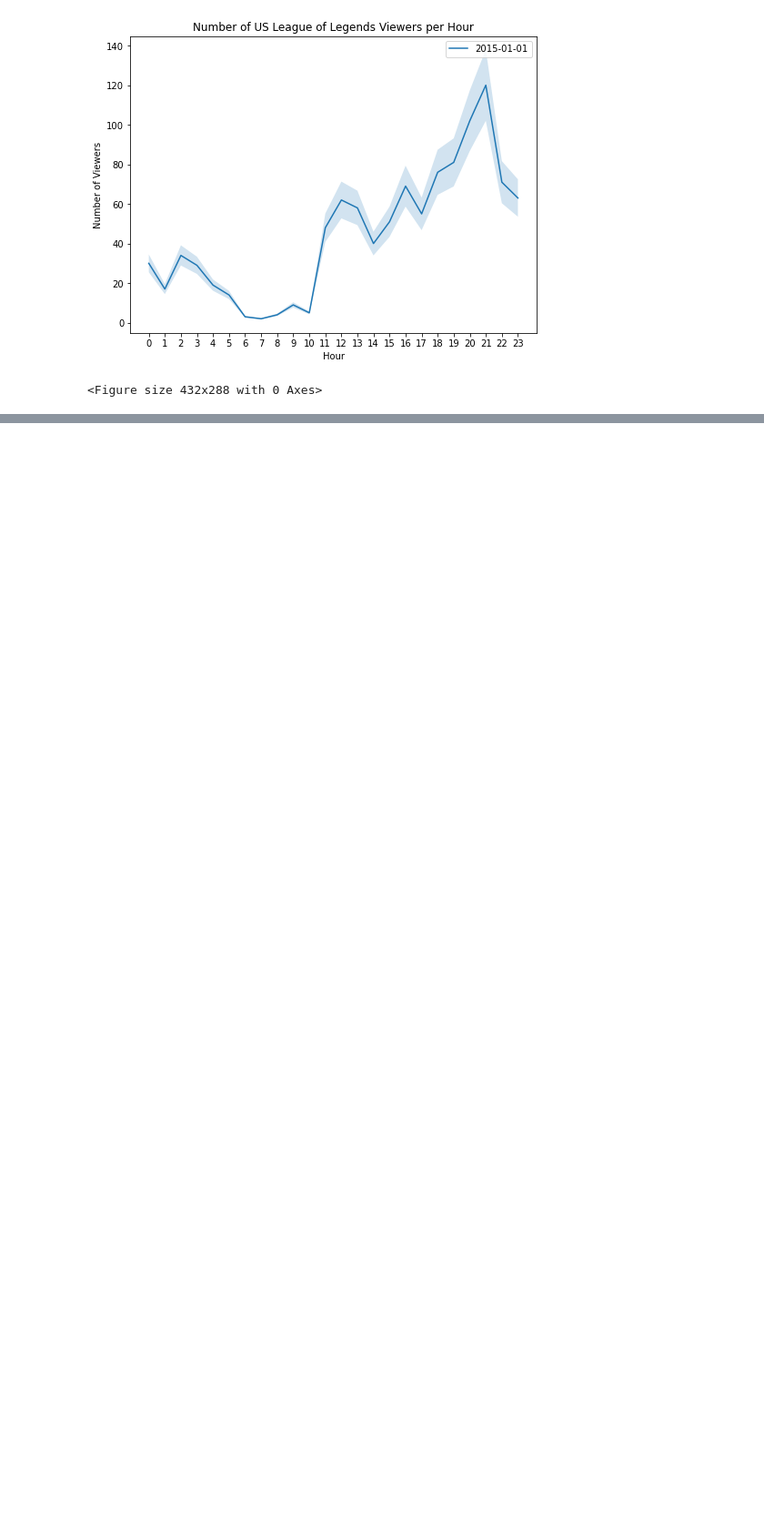
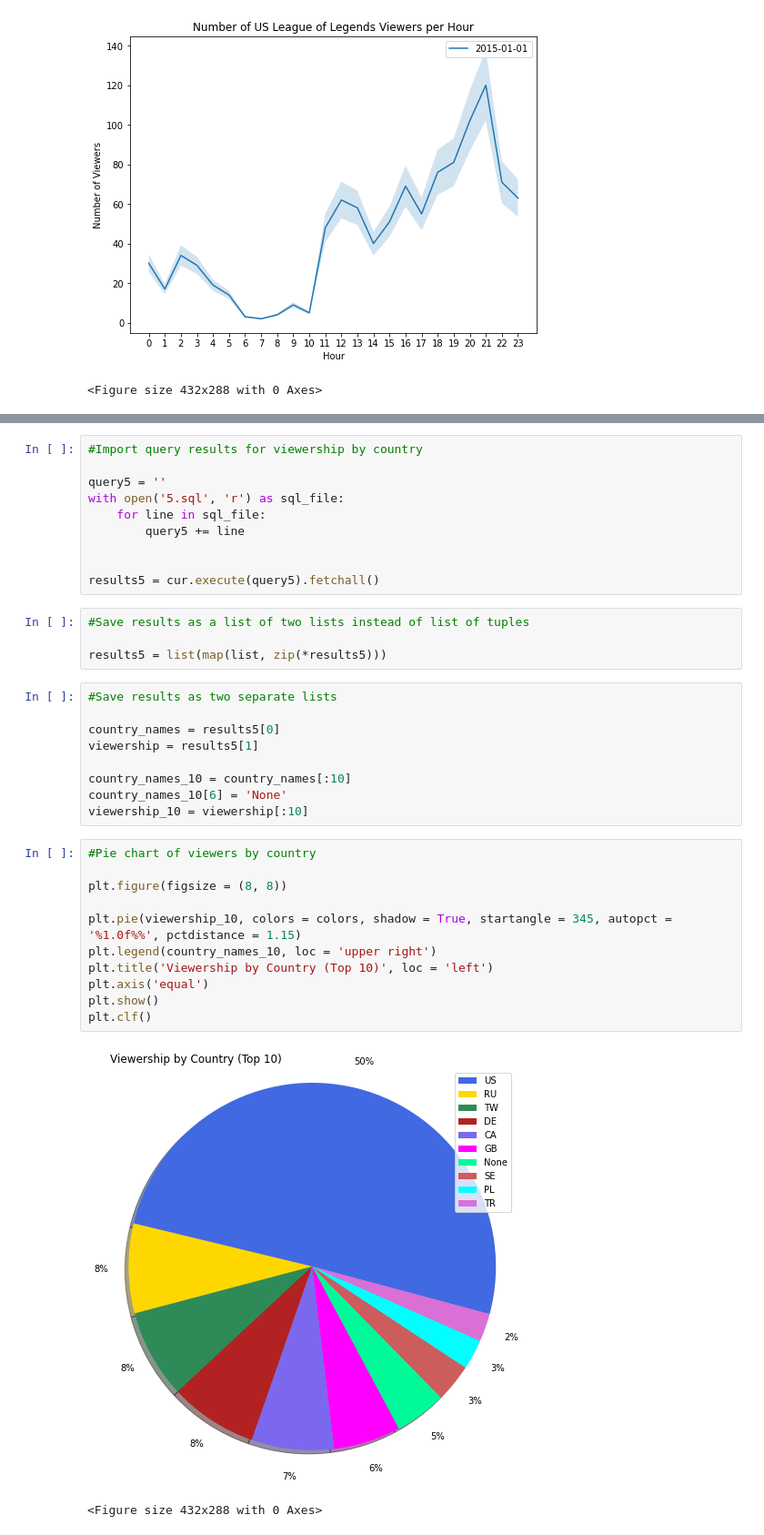
Before and after one commit to bethharvey/Codecademy-Twitch-Project, a Jupyter notebook: Twitch Data Visualization Project.ipynb, the cells around one changed output, grey strips where cells are left out. Shown: that part at 91% size. Saved outputs shown, nothing was run; the diff lists cells and outputs as text; blank space fills up the shorter version.

```diff
--- a/Twitch Data Visualization Project.ipynb
+++ b/Twitch Data Visualization Project.ipynb
@@ -101 +146,38 @@ plt.clf()
+# %%
+#Import query results for viewership by country
+
+query5 = ''
+with open('5.sql', 'r') as sql_file:
+    for line in sql_file:
+        query5 += line
+
+
+results5 = cur.execute(query5).fetchall()
+# %%
+#Save results as a list of two lists instead of list of tuples
+
+results5 = list(map(list, zip(*results5)))
+# %%
+#Save results as two separate lists
+
+country_names = results5[0]
+viewership = results5[1]
+
+country_names_10 = country_names[:10]
+country_names_10[6] = 'None'
+viewership_10 = viewership[:10]
+# %%
+#Pie chart of viewers by country
+
+plt.figure(figsize = (8, 8))
+
+plt.pie(viewership_10, colors = colors, shadow = True, startangle = 345, autopct = '%1.0f%%', pctdistance = 1.15)
+plt.legend(country_names_10, loc = 'upper right')
+plt.title('Viewership by Country (Top 10)', loc = 'left')
+plt.axis('equal')
+plt.show()
+plt.clf()
+# %% [output]
+[figure, added]
+<Figure size 432x288 with 0 Axes>
 # %%
```
Also changed, not shown: parts of 9 cells of this notebook.
